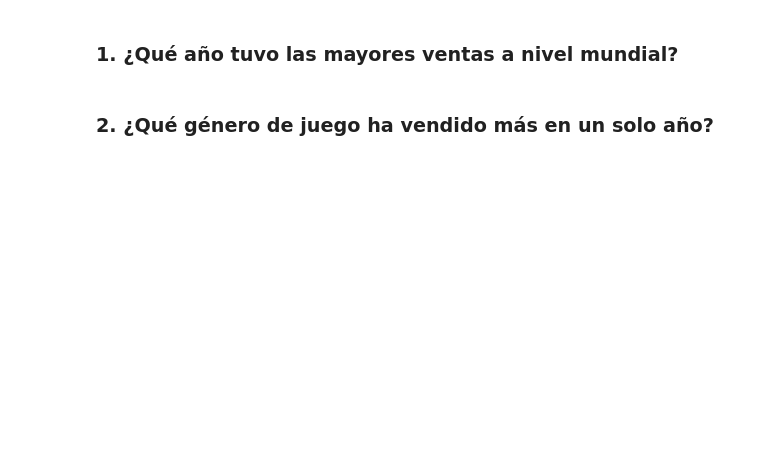
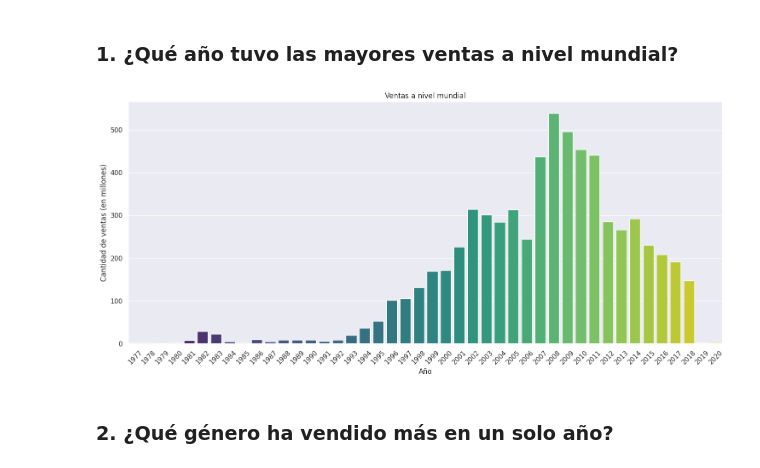
Before and after one commit to Kado2/EDA_videogames_sales_-_industry_data-1980_2024-, a Jupyter notebook: Version_en_esp/03_Sales_Analysis.ipynb, the cells around one changed output. Cells and saved outputs as stored; diff of their text form; code cells hidden in the pictures; blank space fills up the shorter version.

```diff
--- a/Version_en_esp/03_Sales_Analysis.ipynb
+++ b/Version_en_esp/03_Sales_Analysis.ipynb
@@ -67,4 +108,18 @@ df.head(5)
 # %% [markdown]
 ### 1. ¿Qué año tuvo las mayores ventas a nivel mundial?
+# %%
+data_highest_sales_y = df.groupby('year')['total_sales'].sum().sort_values(ascending=False);
+data_highest_sales_y = data_highest_sales_y.reset_index();
+# %%
+plt.figure(figsize=(15, 7))
+sns.barplot(x='year', y='total_sales', data=data_highest_sales_y, palette='viridis', hue='year', legend=False)
+plt.title('Ventas a nivel mundial')
+plt.xlabel('Año')
+plt.ylabel('Cantidad de ventas (en millones)')
+plt.xticks(rotation=45)
+plt.tight_layout()
+plt.show()
+# %% [output]
+[figure, added]
 # %% [markdown]
-### 2. ¿Qué género de juego ha vendido más en un solo año?
+### 2. ¿Qué género ha vendido más en un solo año?
```
Also changed, not shown: parts of 42 cells of this notebook.
